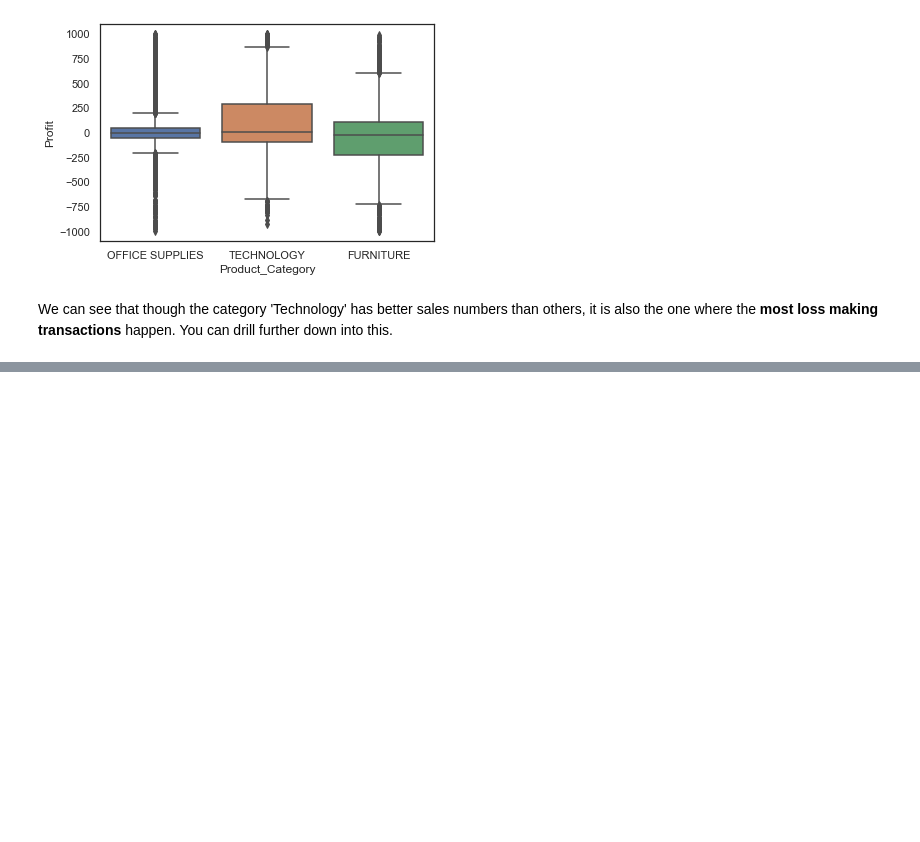
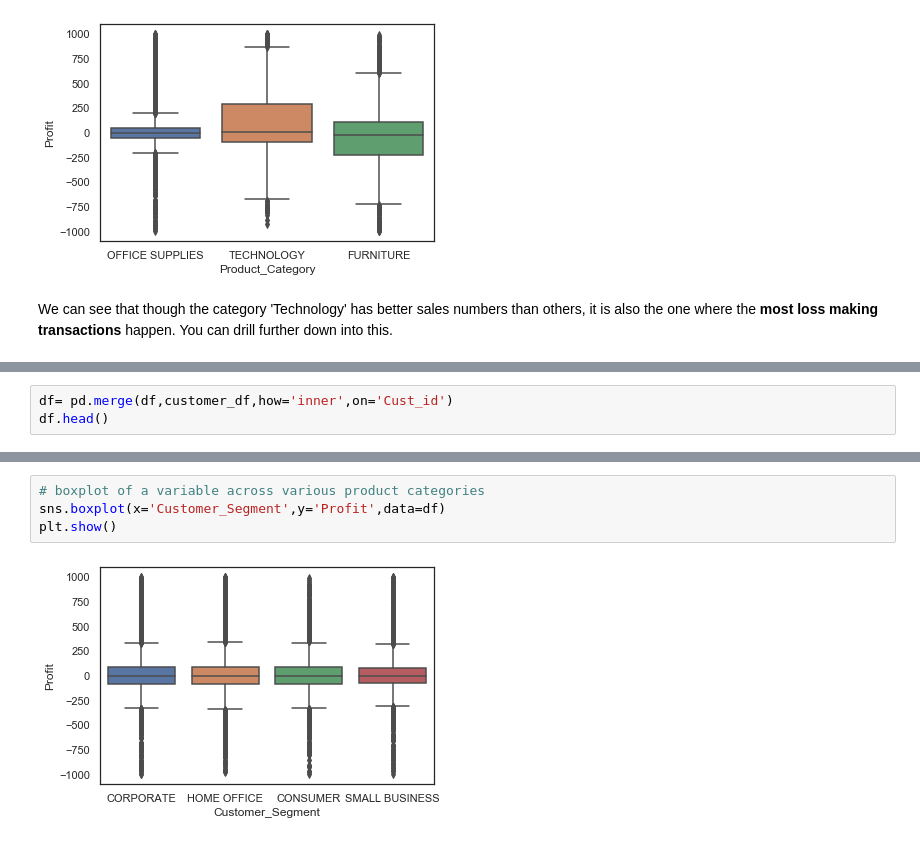
Before and after one commit to R-aryan/Machine_Learning_Crash_Course, a Jupyter notebook: Data Visualization/Plotting_Categorical_Data.ipynb, the cells around one changed output, grey strips where cells are left out. Saved outputs shown, nothing was run; the diff lists cells and outputs as text; blank space fills up the shorter version.

```diff
--- a/Data Visualization/Plotting_Categorical_Data.ipynb
+++ b/Data Visualization/Plotting_Categorical_Data.ipynb
@@ -82,0 +105,3 @@ We can see that though the category 'Technology' has better sales numbers than o
+# %%
+df= pd.merge(df,customer_df,how='inner',on='Cust_id')
+df.head()
@@ -82,0 +115,6 @@ We can see that though the category 'Technology' has better sales numbers than o
+# %%
+# boxplot of a variable across various product categories
+sns.boxplot(x='Customer_Segment',y='Profit',data=df)
+plt.show()
+# %% [output]
+[figure, added]
```
Also changed, not shown: parts of 3 cells of this notebook.
